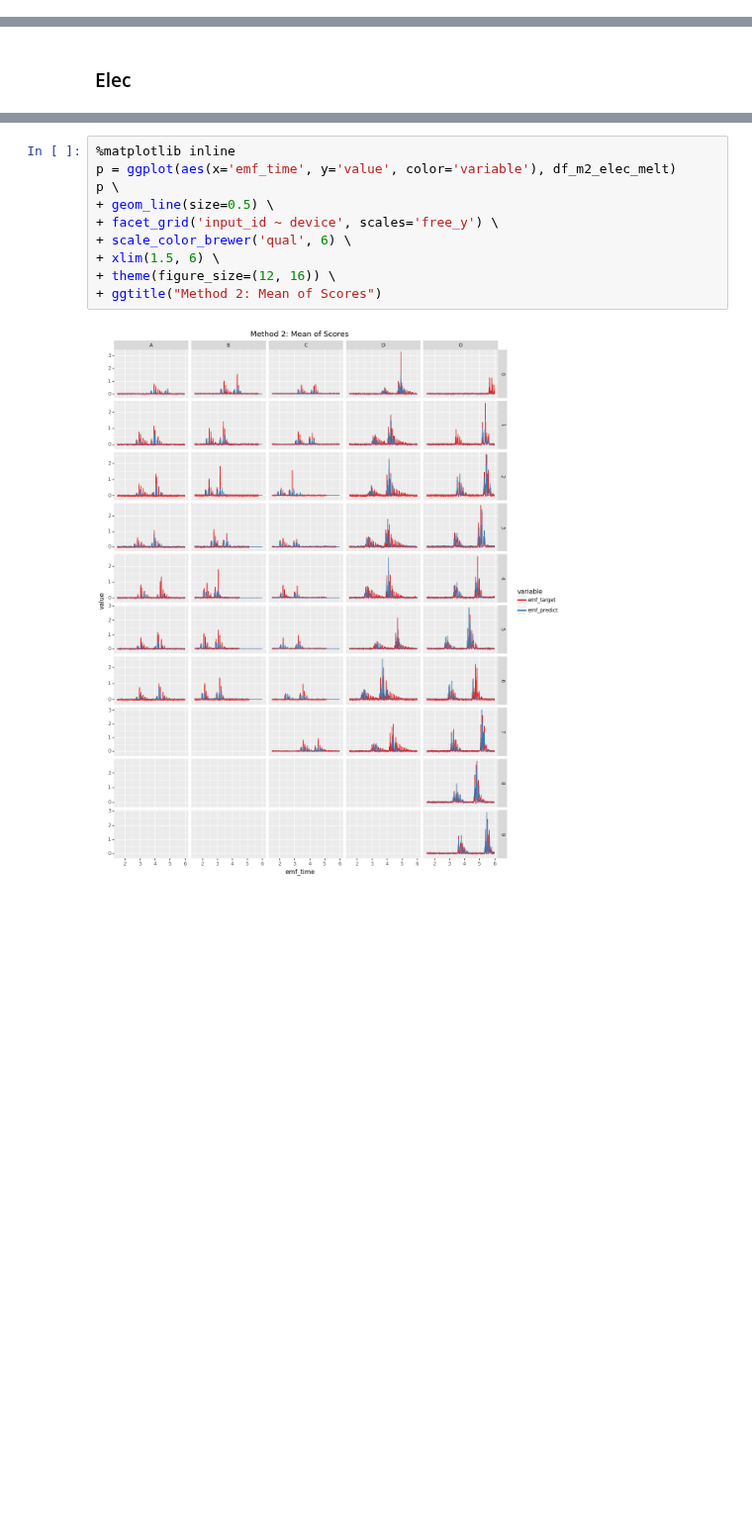
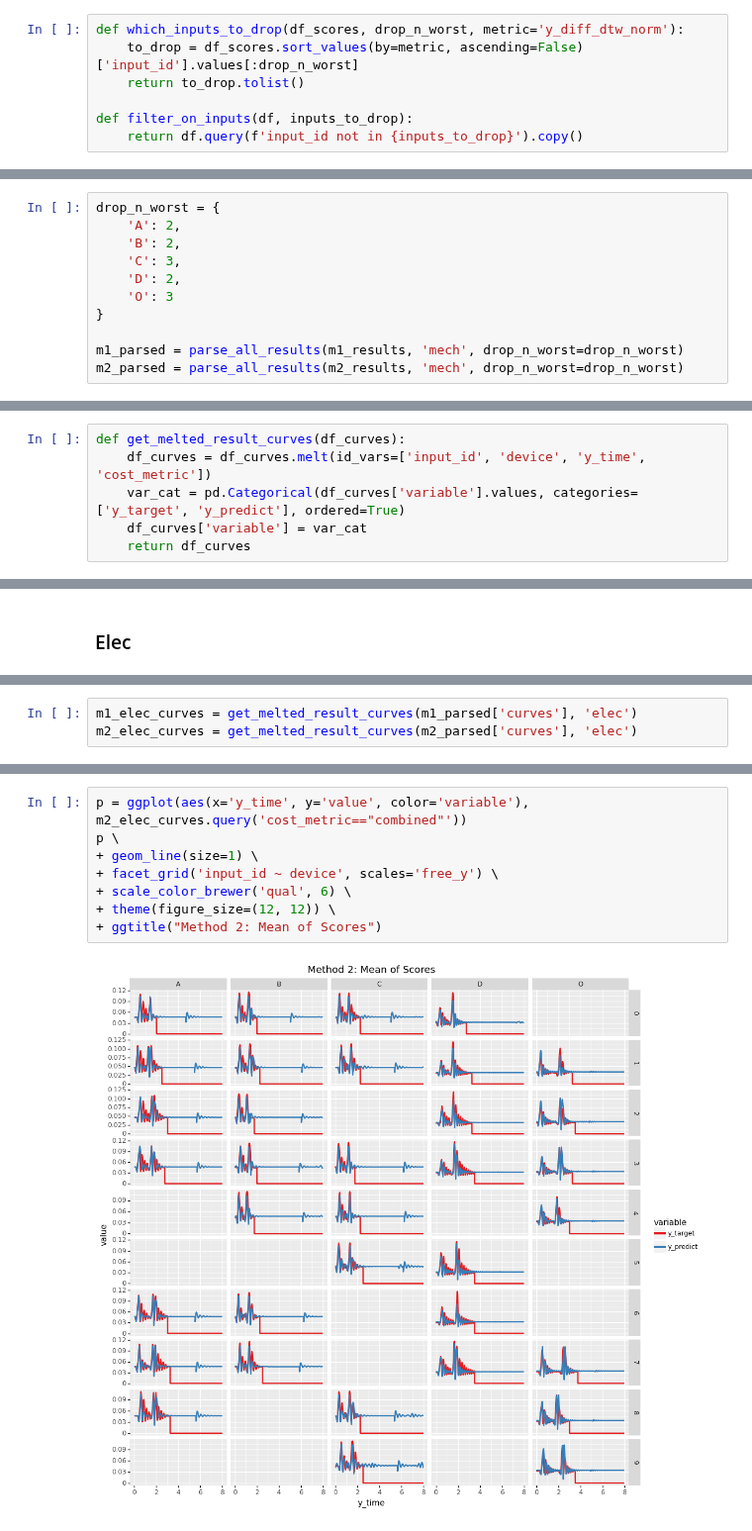
Before and after one commit to mnicstruwig/FlexibleFluxSimulator, a Jupyter notebook: experiments/2021-03-03-Optimal-Design-Comparison.ipynb, the cells around one changed output, grey strips where cells are left out. Shown at 99% size. Saved outputs shown, nothing was run; the diff lists cells and outputs as text; blank space fills up the shorter version.

```diff
--- a/experiments/2021-03-03-Optimal-Design-Comparison.ipynb
+++ b/experiments/2021-03-03-Optimal-Design-Comparison.ipynb
@@ -662,0 +521,7 @@ p + geom_density(aes(x='rms_perc_diff'), data=m1_scores_filtered, fill='red', al
+# %%
+def which_inputs_to_drop(df_scores, drop_n_worst, metric='y_diff_dtw_norm'):
+    to_drop = df_scores.sort_values(by=metric, ascending=False)['input_id'].values[:drop_n_worst]
+    return to_drop.tolist()
+
+def filter_on_inputs(df, inputs_to_drop):
+    return df.query(f'input_id not in {inputs_to_drop}').copy()
@@ -662,0 +598,11 @@ p + geom_density(aes(x='rms_perc_diff'), data=m1_scores_filtered, fill='red', al
+# %%
+drop_n_worst = {
+    'A': 2,
+    'B': 2,
+    'C': 3,
+    'D': 2,
+    'O': 3
+}
+
+m1_parsed = parse_all_results(m1_results, 'mech', drop_n_worst=drop_n_worst)
+m2_parsed = parse_all_results(m2_results, 'mech', drop_n_worst=drop_n_worst)
@@ -662,0 +632,6 @@ p + geom_density(aes(x='rms_perc_diff'), data=m1_scores_filtered, fill='red', al
+# %%
+def get_melted_result_curves(df_curves):
+    df_curves = df_curves.melt(id_vars=['input_id', 'device', 'y_time', 'cost_metric'])
+    var_cat = pd.Categorical(df_curves['variable'].values, categories=['y_target', 'y_predict'], ordered=True)
+    df_curves['variable'] = var_cat
+    return df_curves
@@ -676,0 +669,3 @@ df_m2_elec_melt['variable'] = var_cat
+# %%
+m1_elec_curves = get_melted_result_curves(m1_parsed['curves'], 'elec')
+m2_elec_curves = get_melted_result_curves(m2_parsed['curves'], 'elec')
@@ -690,12 +691,10 @@ p \
 # %%
-%matplotlib inline
-p = ggplot(aes(x='emf_time', y='value', color='variable'), df_m2_elec_melt)
+p = ggplot(aes(x='y_time', y='value', color='variable'), m2_elec_curves.query('cost_metric=="combined"'))
 p \
-+ geom_line(size=0.5) \
++ geom_line(size=1) \
 + facet_grid('input_id ~ device', scales='free_y') \
 + scale_color_brewer('qual', 6) \
-+ xlim(1.5, 6) \
-+ theme(figure_size=(12, 16)) \
++ theme(figure_size=(12, 12)) \
 + ggtitle("Method 2: Mean of Scores")
 # %% [output]
-[figure, old version]
+[figure, new version]
```
Also changed, not shown: parts of 46 cells of this notebook, 2 other files.
